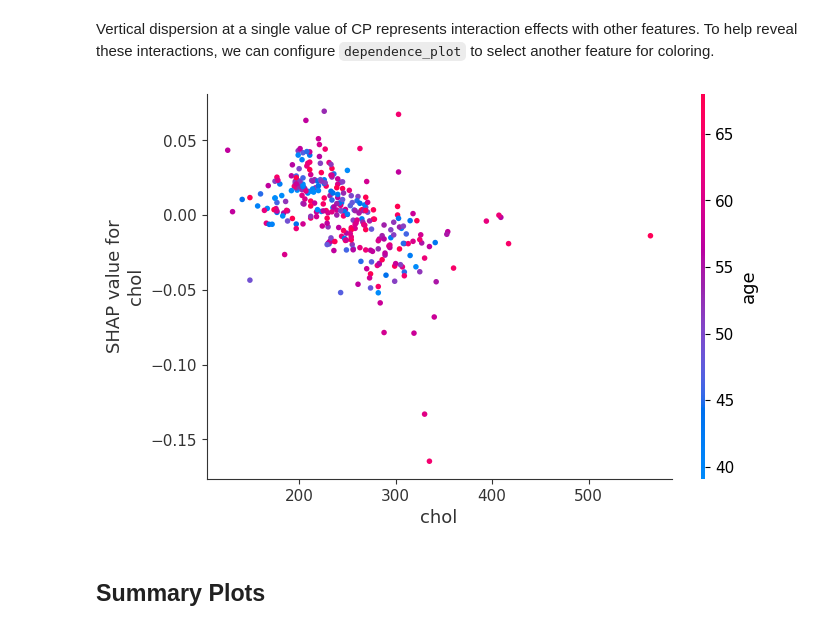
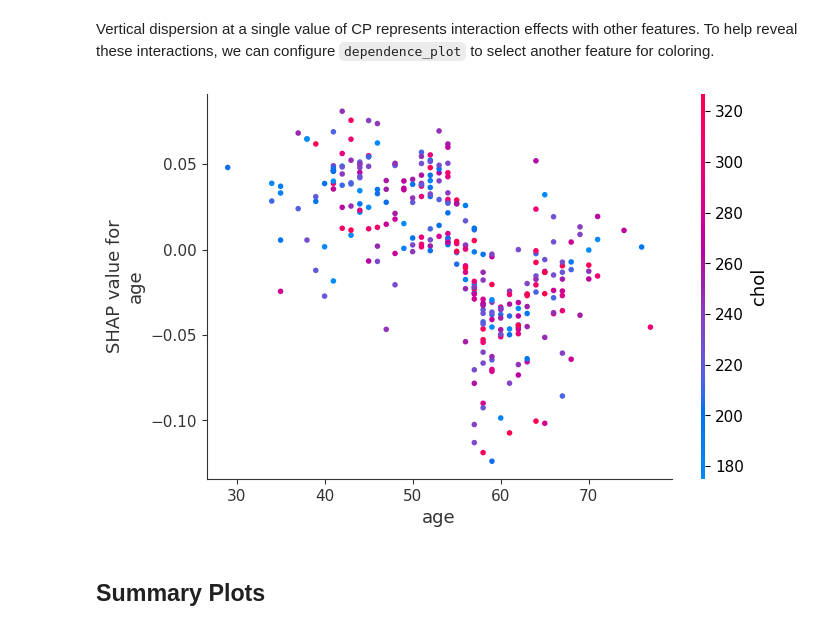
Before and after one commit to joaopmaia/gcc1734, a Jupyter notebook: notebook/shap_values_tutorial.ipynb, the cells around one changed output. Drawn from its saved outputs; the diff is of its cells as text; code cells hidden in the pictures.

Commit message:
Update shap_values_tutorial

```diff
--- a/notebook/shap_values_tutorial.ipynb
+++ b/notebook/shap_values_tutorial.ipynb
@@ -234,9 +256,9 @@ shap.dependence_plot("cp", shap_values[1], X, interaction_index=None)
 # %% [markdown]
  Vertical dispersion at a single value of CP represents interaction effects with other features. To help reveal these interactions, we can configure `dependence_plot` to select another feature for coloring.
 # %%
-shap.dependence_plot("chol", shap_values[1], X, interaction_index='age')
+shap.dependence_plot("age", shap_values[1], X, interaction_index='chol')
 # %% [output]
-[figure, old version]
+[figure, new version]
 # %% [markdown]
 ## Summary Plots
 # %% [markdown]
```
Also changed, not shown: parts of 7 cells of this notebook.
